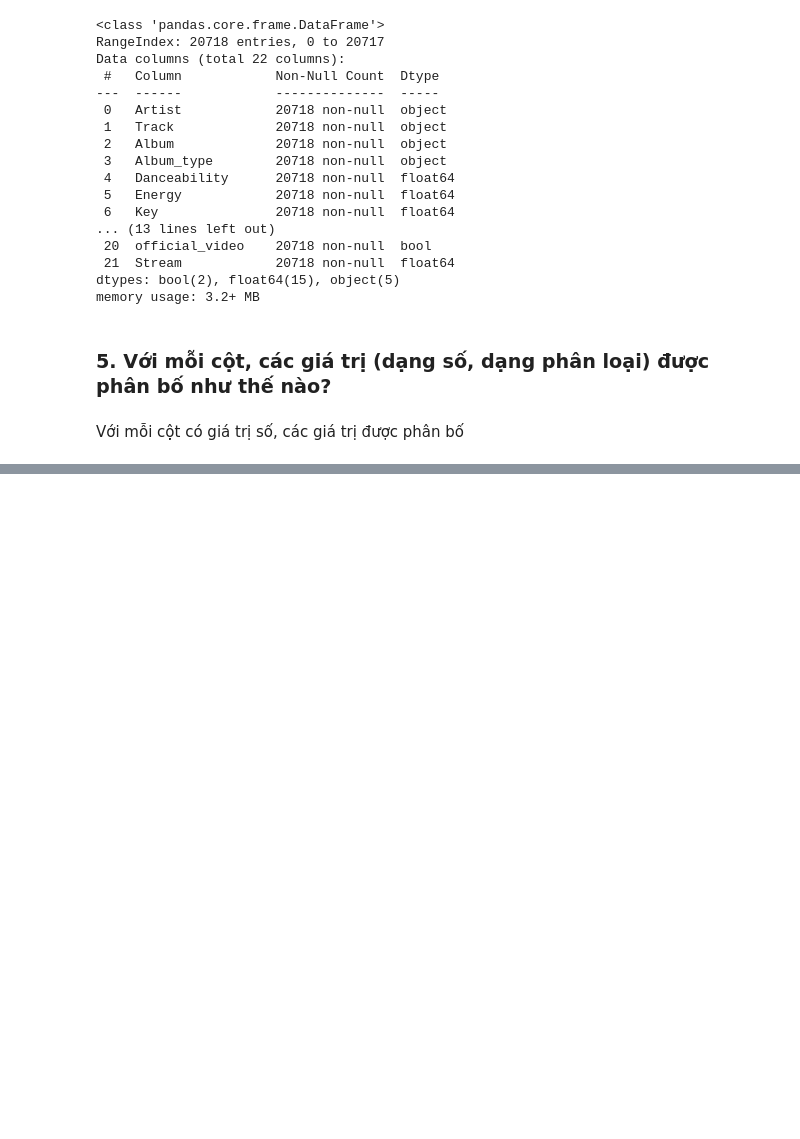
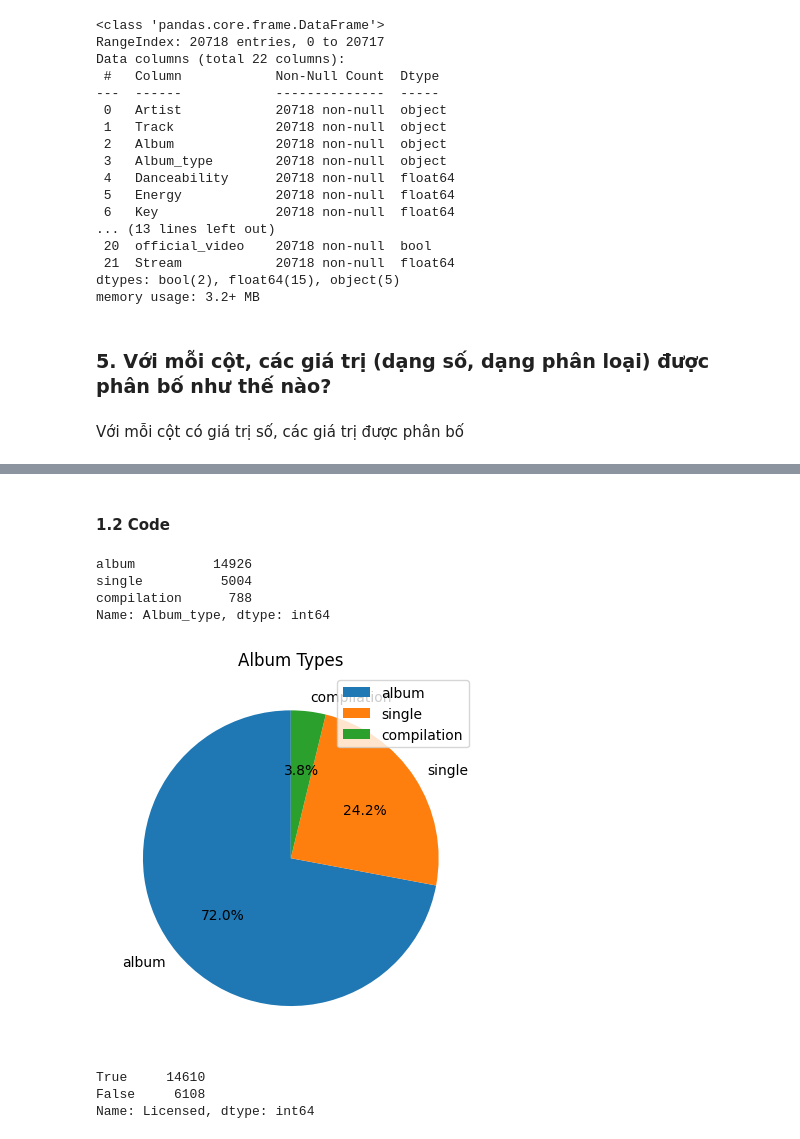
Before and after one commit to TTAT91A/DataVisualization_Lab1, a Jupyter notebook: lab1.ipynb, the cells around one changed output, grey strips where cells are left out. Saved outputs shown, nothing was run; the diff lists cells and outputs as text; code cells hidden in the pictures; blank space fills up the shorter version.

```diff
--- a/lab1.ipynb
+++ b/lab1.ipynb
@@ -58,6 +70,6 @@ Nó bao gồm 26 biến cho mỗi bài hát được thu thập từ spotify. C
 # %%
 #read data
-df = pd.read_csv("./archive/Spotify_Youtube.csv")
+df = pd.read_csv("Spotify_Youtube.csv")
 # %%
 df.head()
 # %% [output]
@@ -241,0 +298,29 @@ df.describe()
+# %% [markdown]
+#### 1.2 Code
+# %%
+album_type_count = df['Album_type'].value_counts()
+print(album_type_count)
+# %% [output]
+album          14926
+single          5004
+compilation      788
+Name: Album_type, dtype: int64
+# %%
+# Create a pie chart
+labels = album_type_count.index.tolist()
+sizes = album_type_count.values.tolist()
+plt.pie(sizes, labels=labels, autopct='%1.1f%%', startangle=90)
+
+plt.title('Album Types')
+plt.legend(labels, loc='best')
+
+plt.show()
+# %% [output]
+[figure, added]
+# %%
+licensed_counts = df['Licensed'].value_counts()
+print(licensed_counts)
+# %% [output]
+True     14610
+False     6108
+Name: Licensed, dtype: int64
```
Also changed, not shown: parts of 60 cells of this notebook, 2 other files.
